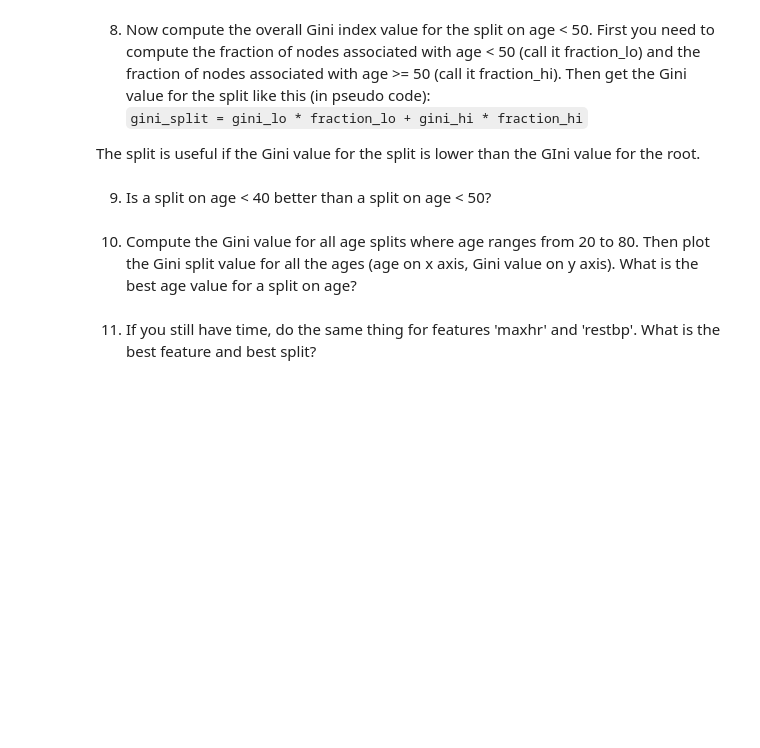
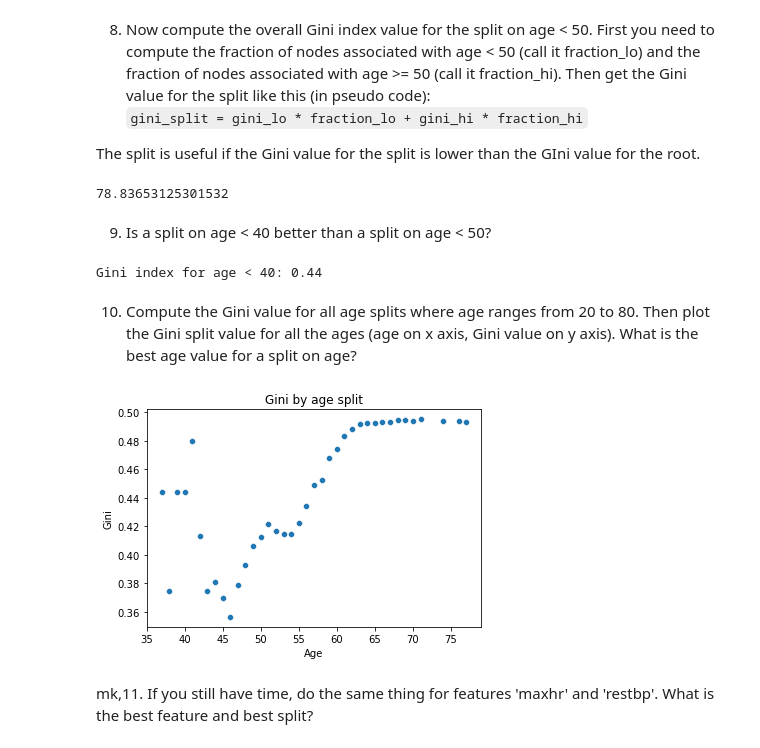
Before and after one commit to BarbosaRicardo/CST383_Data_Science, a Jupyter notebook: Week8/Labs/decision-trees-lab2.ipynb, the cells around one changed output. Drawn from its saved outputs; the diff is of its cells as text; code cells hidden in the pictures; blank space fills up the shorter version.

````diff
--- a/Week8/Labs/decision-trees-lab2.ipynb
+++ b/Week8/Labs/decision-trees-lab2.ipynb
@@ -7,5 +13,6 @@ Where p is the estimated probability of either of the two classes.  For example,
 # %%
-def gini(class counts):
+def gini(class_counts):
     ''' return the Gini value for a node in a binary classif. tree '''
     # your code here (don't forget the return statement)
-    pass
+    p = class_counts[0]/(sum(class_counts))
+    return 2*p*(1-p)
@@ -32,9 +75,44 @@ sns.scatterplot(x='age', y='maxhr', hue='output', data=df)
 ```gini_split = gini_lo * fraction_lo + gini_hi * fraction_hi```
 
 The split is useful if the Gini value for the split is lower than the GIni value for the root.
+# %%
+fraction_lo = less_than_50.sum() / df.index.size
+gini_lo = gini(less_than_50) / df.index.size
+fraction_hi = greater_equal_to_50.sum()
+gini_hi = gini(less_than_50)
+gini_split = gini_lo * fraction_lo + gini_hi * fraction_hi
+gini_split
+# %% [output]
+78.83653125301532
 # %% [markdown]
 9.	Is a split on age < 40 better than a split on age < 50?
+# %%
+less_than_40 = df.loc[df['age'] < 40, 'output'].value_counts()
+print('Gini index for age < 40:', gini(less_than_40).round(2))
+
+''' The gini index for < 40 is higher than the gini index of < 50 (0.44 vs. 0.41 respectively)'''
+# %% [output]
+Gini index for age < 40: 0.44
 # %% [markdown]
 10.	Compute the Gini value for all age splits where age ranges from 20 to 80.  Then plot the Gini split value for all the ages (age on x axis, Gini value on y axis).  What is the best age value for a split on age?
+# %%
+
+# get age splits
+age_splits = df.loc[(df['age'] >= 20) & (df['age'] <= 80), 'age'].unique()
+age_split_gini = []
+ages = []
+# calculate gini for each age split (< age)
+for age in age_splits:
+    outputs = df.loc[df['age'] < age, 'output'].value_counts()
+    if (len(outputs) > 1):
+        age_split_gini.append(gini(outputs))
+        ages.append(age)
+# graph
+sns.scatterplot(x=ages, y=age_split_gini)
+plt.title("Gini by age split")
+plt.xlabel("Age")
+plt.ylabel("Gini");
+# %% [output]
+[figure, added]
 # %% [markdown]
-11.	If you still have time, do the same thing for features 'maxhr' and 'restbp'.  What is the best feature and best split?
+mk,11.	If you still have time, do the same thing for features 'maxhr' and 'restbp'.  What is the best feature and best split?
````
Also changed, not shown: parts of 7 cells of this notebook, 1 other file.
